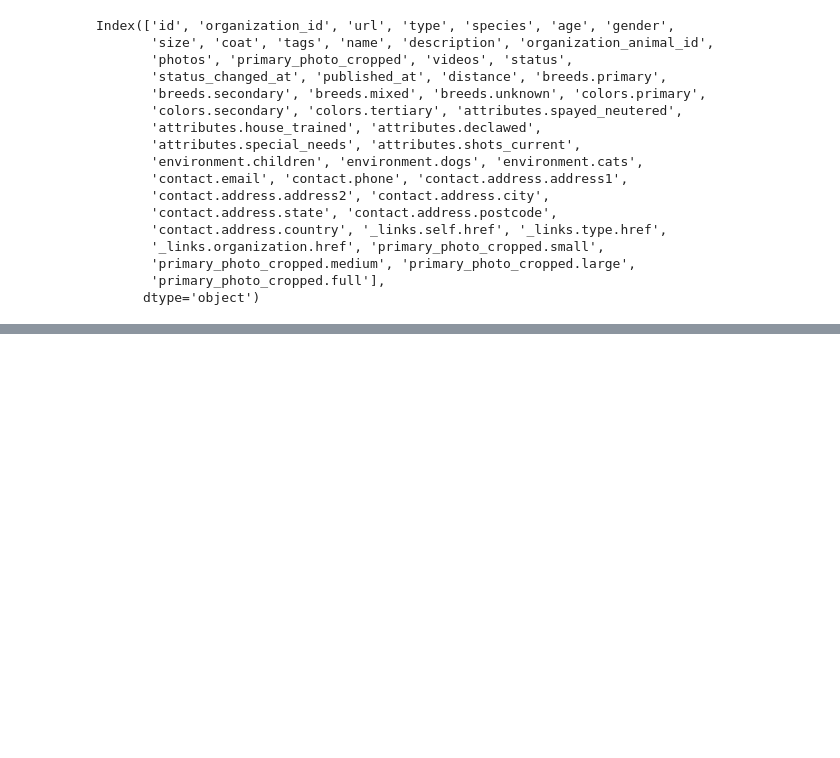
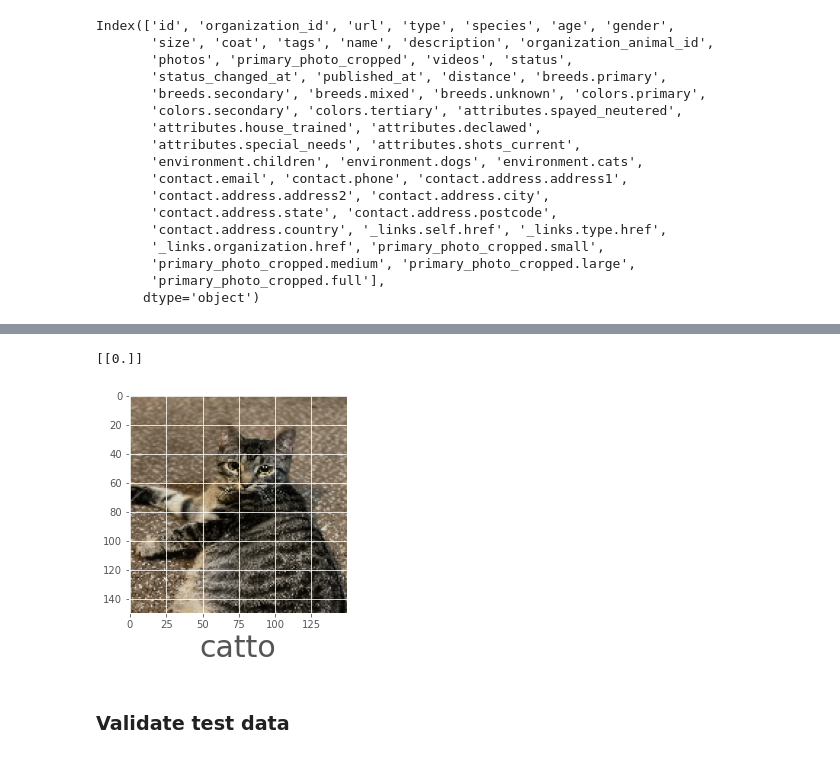
Before and after one commit to ansingh6/sta141b-final, a Jupyter notebook: final.ipynb, the cells around one changed output, grey strips where cells are left out. Drawn from its saved outputs; the diff is of its cells as text; code cells hidden in the pictures; blank space fills up the shorter version.

```diff
--- a/final.ipynb
+++ b/final.ipynb
@@ -337,0 +503,7 @@ Index(['id', 'organization_id', 'url', 'type', 'species', 'age', 'gender',
+# %%
+predictImage('data/test/catto_test/124catto.jpg')
+# %% [output]
+[[0.]]
+[figure, added]
+# %% [markdown]
+### Validate test data
```
Also changed, not shown: parts of 32 cells of this notebook.
